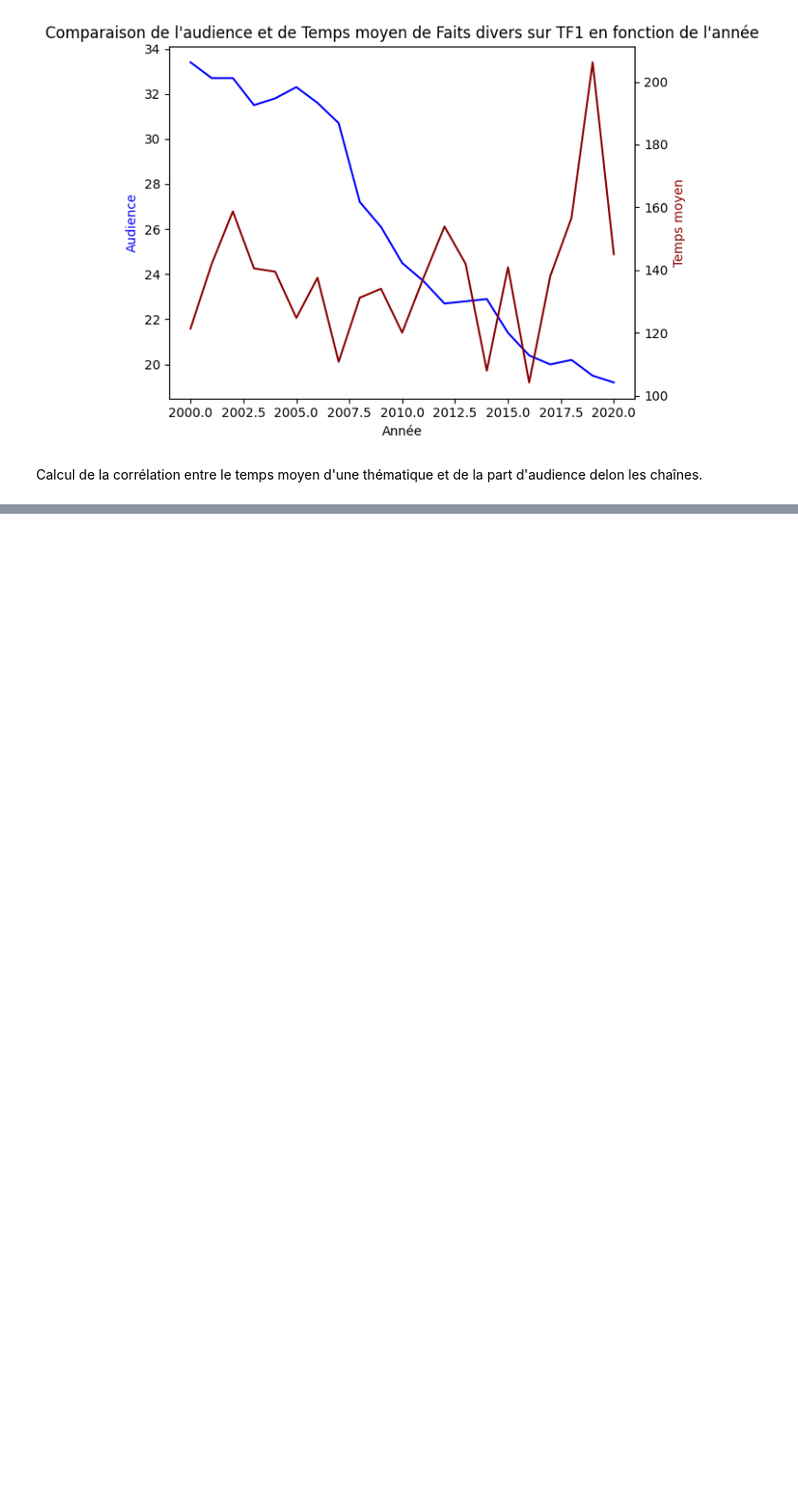
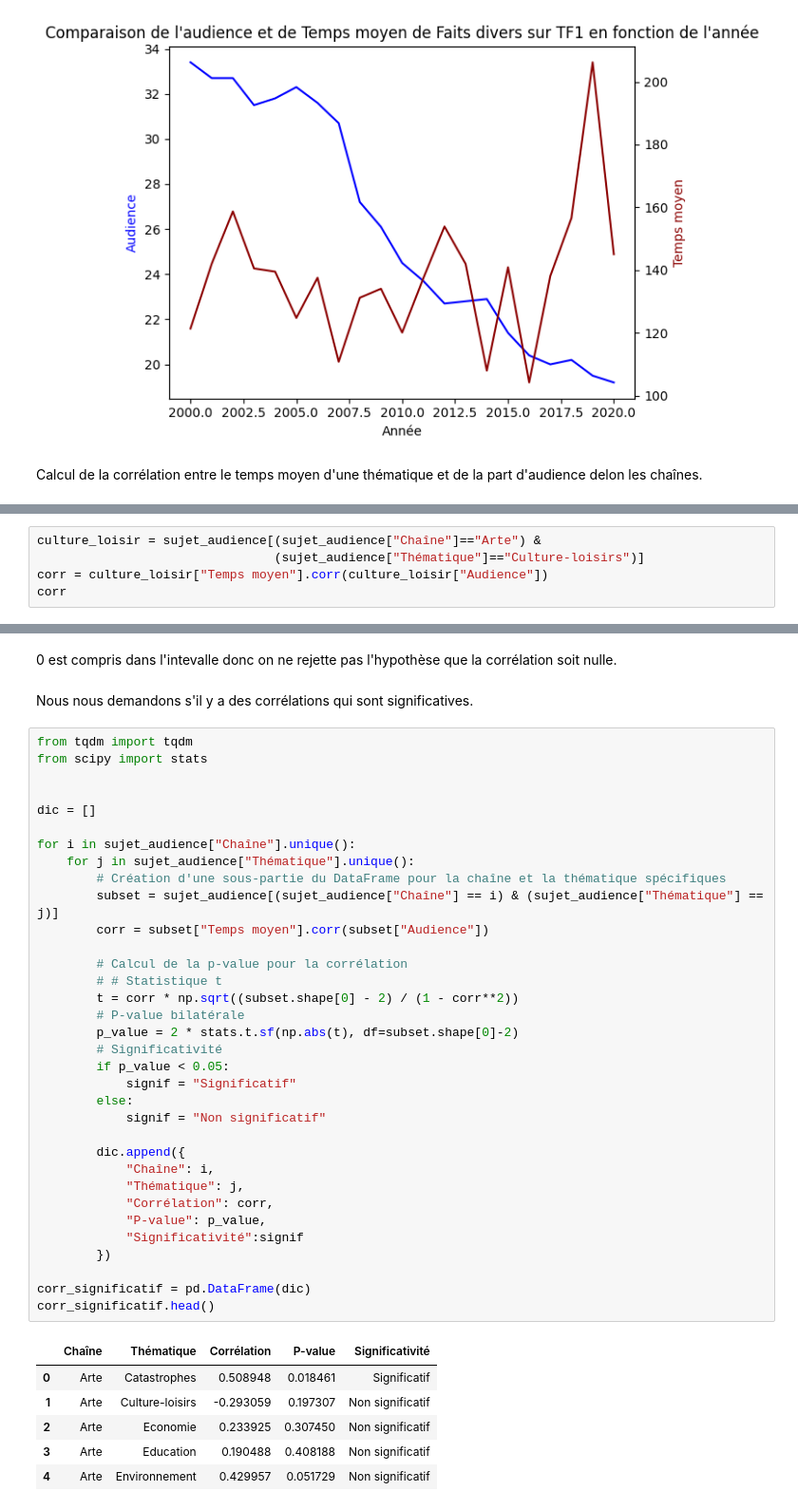
Before and after one commit to Gstrems/Projet_python_2A, a Jupyter notebook: stat_explo_audience.ipynb, the cells around one changed output, grey strips where cells are left out. Shown at 95% size. Drawn from its saved outputs; the diff is of its cells as text; blank space fills up the shorter version.

```diff
--- a/stat_explo_audience.ipynb
+++ b/stat_explo_audience.ipynb
@@ -151,0 +160,5 @@ correlation_theme_audience(sujet_audience, Temps="Temps cumul")
+# %%
+culture_loisir = sujet_audience[(sujet_audience["Chaîne"]=="Arte") &
+                                (sujet_audience["Thématique"]=="Culture-loisirs")]
+corr = culture_loisir["Temps moyen"].corr(culture_loisir["Audience"])
+corr
@@ -151,0 +182,45 @@ correlation_theme_audience(sujet_audience, Temps="Temps cumul")
+# %% [markdown]
+0 est compris dans l'intevalle donc on ne rejette pas l'hypothèse que la corrélation soit nulle.
+# %% [markdown]
+Nous nous demandons s'il y a des corrélations qui sont significatives.
+# %%
+from tqdm import tqdm
+from scipy import stats
+
+
+dic = []
+
+for i in sujet_audience["Chaîne"].unique():
+    for j in sujet_audience["Thématique"].unique():
+        # Création d'une sous-partie du DataFrame pour la chaîne et la thématique spécifiques
+        subset = sujet_audience[(sujet_audience["Chaîne"] == i) & (sujet_audience["Thématique"] == j)]
+        corr = subset["Temps moyen"].corr(subset["Audience"])
+
+        # Calcul de la p-value pour la corrélation
+        # # Statistique t
+        t = corr * np.sqrt((subset.shape[0] - 2) / (1 - corr**2))
+        # P-value bilatérale
+        p_value = 2 * stats.t.sf(np.abs(t), df=subset.shape[0]-2)
+        # Significativité
+        if p_value < 0.05:
+            signif = "Significatif"
+        else:
+            signif = "Non significatif"
+
+        dic.append({
+            "Chaîne": i,
+            "Thématique": j,
+            "Corrélation": corr,
+            "P-value": p_value,
+            "Significativité":signif
+        })
+
+corr_significatif = pd.DataFrame(dic)
+corr_significatif.head()
+# %% [output]
+|  | Chaîne | Thématique | Corrélation | P-value | Significativité |
+| 0 | Arte | Catastrophes | 0.508948 | 0.018461 | Significatif |
+| 1 | Arte | Culture-loisirs | -0.293059 | 0.197307 | Non significatif |
+| 2 | Arte | Economie | 0.233925 | 0.307450 | Non significatif |
+| 3 | Arte | Education | 0.190488 | 0.408188 | Non significatif |
+| 4 | Arte | Environnement | 0.429957 | 0.051729 | Non significatif |
```
Also changed, not shown: parts of 7 cells of this notebook, 1 other file.
